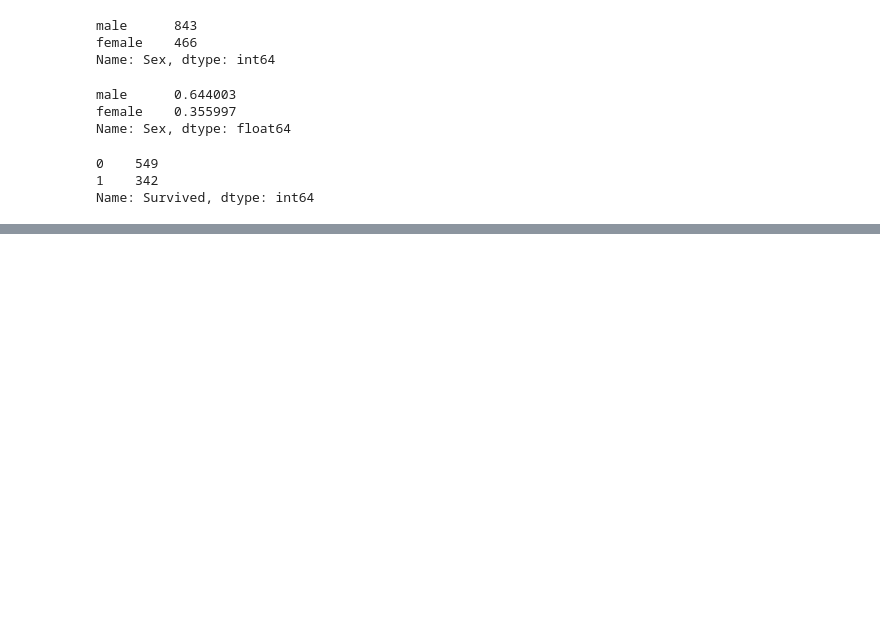
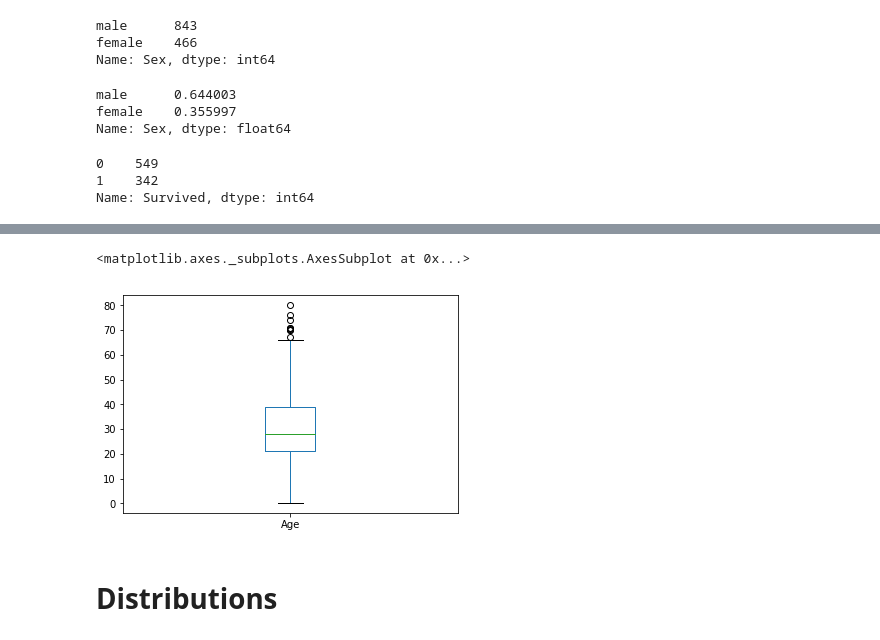
Before and after one commit to sgrosu/titanic, a Jupyter notebook: notebooks/2.0exploring-processing.ipynb, the cells around one changed output, grey strips where cells are left out. Drawn from its saved outputs; the diff is of its cells as text; code cells hidden in the pictures; blank space fills up the shorter version.

```diff
--- a/notebooks/2.0exploring-processing.ipynb
+++ b/notebooks/2.0exploring-processing.ipynb
@@ -244 +244,8 @@ plt.bar(df.Pclass.value_counts().index,df.Pclass.value_counts())
 [figure]
+# %%
+df.Age.plot.box()
+# %% [output]
+<matplotlib.axes._subplots.AxesSubplot at 0x...>
+[figure, added]
+# %% [markdown]
+# Distributions
```
Also changed, not shown: parts of 28 cells of this notebook, 1 other file.
